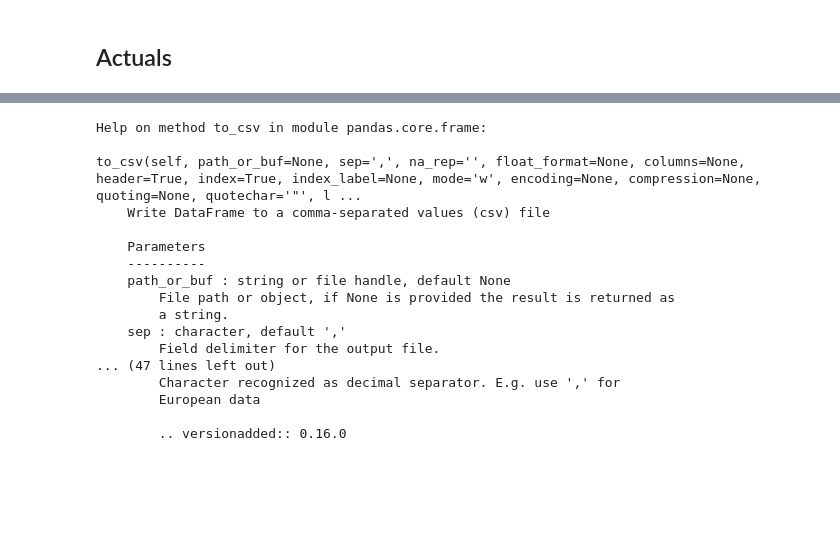
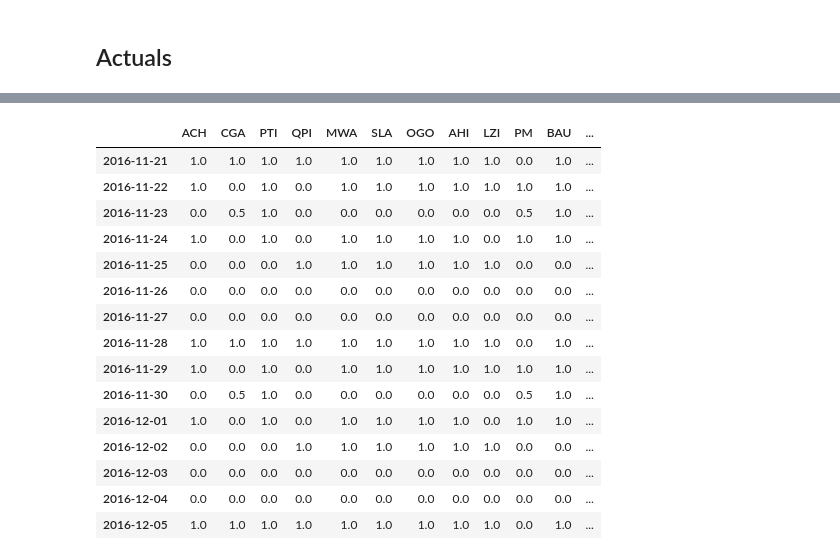
Before and after one commit to chris87DS/ProjectManagement, a Jupyter notebook: Availability.ipynb, the cells around one changed output, grey strips where cells are left out. Drawn from its saved outputs; the diff is of its cells as text; code cells hidden in the pictures; blank space fills up the shorter version.

```diff
--- a/Availability.ipynb
+++ b/Availability.ipynb
@@ -15,7 +15,11 @@ def InitAvailability(start,end, who):
     dateRange = np.arange(start,end, dtype='datetime64[D]')
     return pd.DataFrame(data=avail, columns=who,index=dateRange)
 # %%
-def SetAvailable(avail, weekday, who, amount):
-    None
+def SetAvailable(avail, weekdays, who, amount):
+    days = pd.DataFrame(avail.index.get_values(),columns=['date'])
+    days['selected']=days.applymap(lambda x:x.isoweekday() in weekdays)
+    #print days[days.selected].date
+    avail.loc[days[days.selected].date,who] =amount
+
 def SetOnHoliday(avail, dateFrom,dateTo,who):
     avail.loc[dateFrom:dateTo,who]=0
@@ -25,7 +33,5 @@ def SaveToCsv(path, avail):
 # %% [markdown]
 ## Actuals
 # %%
-_avail = InitAvailability(dt.datetime(2016,11,21), dt.datetime(2017,06,30),['ACH','CGA','PTI','QPI'])
+_avail = InitAvailability(dt.datetime(2016,11,21), dt.datetime(2017,12,30),\
+                          ['ACH','CGA','PTI','QPI','MWA','SLA','OGO','AHI','LZI','PM','BAU','DEL','EGA','OVA'])
-# %%
-_avail.loc[:,'CGA']=1
-_avail.head(10)
@@ -64,20 +38,35 @@ _avail.head(15)
-# %%
-help (pd.DataFrame.to_csv)
-# %% [output]
-Help on method to_csv in module pandas.core.frame:
-
-to_csv(self, path_or_buf=None, sep=',', na_rep='', float_format=None, columns=None, header=True, index=True, index_label=None, mode='w', encoding=None, compression=None, quoting=None, quotechar='"', l ...
-    Write DataFrame to a comma-separated values (csv) file
-
-    Parameters
-    ----------
-    path_or_buf : string or file handle, default None
-        File path or object, if None is provided the result is returned as
-        a string.
-    sep : character, default ','
-        Field delimiter for the output file.
-... (47 lines left out)
-        Character recognized as decimal separator. E.g. use ',' for
-        European data
-
-        .. versionadded:: 0.16.0
+# %%
+SetAvailable(_avail,[1,2,4],'ACH',1)
+SetAvailable(_avail,[1],'CGA',1)
+SetAvailable(_avail,[3],'CGA',0.5)
+SetAvailable(_avail,[3],'PM',0.5)
+SetAvailable(_avail,[2,4],'PM',1)
+SetAvailable(_avail,[1,2,3,4],'BAU',1)
+SetAvailable(_avail,[1,2,3,4],'PTI',1)
+SetAvailable(_avail,[1,5],'QPI',1)
+SetAvailable(_avail,[1,2,4,5],'MWA',1)
+SetAvailable(_avail,[1,2,4,5],'SLA',1)
+SetAvailable(_avail,[1,2,4,5],'OGO',1)
+SetAvailable(_avail,[1,2,4,5],'AHI',1)
+SetAvailable(_avail,[1,2,5],'LZI',1)
+SetAvailable(_avail,[1,2,3,4,5],'DEL',1)
+SetAvailable(_avail,[1,2,3,4,5],'EGA',1)
+SetAvailable(_avail,[1,2,3,4,5],'OVA',1)
+_avail.head(15)
+# %% [output]
+|  | ACH | CGA | PTI | QPI | MWA | SLA | OGO | AHI | LZI | PM | BAU | ... |
+| 2016-11-21 | 1.0 | 1.0 | 1.0 | 1.0 | 1.0 | 1.0 | 1.0 | 1.0 | 1.0 | 0.0 | 1.0 | ... |
+| 2016-11-22 | 1.0 | 0.0 | 1.0 | 0.0 | 1.0 | 1.0 | 1.0 | 1.0 | 1.0 | 1.0 | 1.0 | ... |
+| 2016-11-23 | 0.0 | 0.5 | 1.0 | 0.0 | 0.0 | 0.0 | 0.0 | 0.0 | 0.0 | 0.5 | 1.0 | ... |
+| 2016-11-24 | 1.0 | 0.0 | 1.0 | 0.0 | 1.0 | 1.0 | 1.0 | 1.0 | 0.0 | 1.0 | 1.0 | ... |
+| 2016-11-25 | 0.0 | 0.0 | 0.0 | 1.0 | 1.0 | 1.0 | 1.0 | 1.0 | 1.0 | 0.0 | 0.0 | ... |
+| 2016-11-26 | 0.0 | 0.0 | 0.0 | 0.0 | 0.0 | 0.0 | 0.0 | 0.0 | 0.0 | 0.0 | 0.0 | ... |
+| 2016-11-27 | 0.0 | 0.0 | 0.0 | 0.0 | 0.0 | 0.0 | 0.0 | 0.0 | 0.0 | 0.0 | 0.0 | ... |
+| 2016-11-28 | 1.0 | 1.0 | 1.0 | 1.0 | 1.0 | 1.0 | 1.0 | 1.0 | 1.0 | 0.0 | 1.0 | ... |
+| 2016-11-29 | 1.0 | 0.0 | 1.0 | 0.0 | 1.0 | 1.0 | 1.0 | 1.0 | 1.0 | 1.0 | 1.0 | ... |
+| 2016-11-30 | 0.0 | 0.5 | 1.0 | 0.0 | 0.0 | 0.0 | 0.0 | 0.0 | 0.0 | 0.5 | 1.0 | ... |
+| 2016-12-01 | 1.0 | 0.0 | 1.0 | 0.0 | 1.0 | 1.0 | 1.0 | 1.0 | 0.0 | 1.0 | 1.0 | ... |
+| 2016-12-02 | 0.0 | 0.0 | 0.0 | 1.0 | 1.0 | 1.0 | 1.0 | 1.0 | 1.0 | 0.0 | 0.0 | ... |
+| 2016-12-03 | 0.0 | 0.0 | 0.0 | 0.0 | 0.0 | 0.0 | 0.0 | 0.0 | 0.0 | 0.0 | 0.0 | ... |
+| 2016-12-04 | 0.0 | 0.0 | 0.0 | 0.0 | 0.0 | 0.0 | 0.0 | 0.0 | 0.0 | 0.0 | 0.0 | ... |
+| 2016-12-05 | 1.0 | 1.0 | 1.0 | 1.0 | 1.0 | 1.0 | 1.0 | 1.0 | 1.0 | 0.0 | 1.0 | ... |
```
Also changed, not shown: parts of 5 cells of this notebook, 5 other files.
